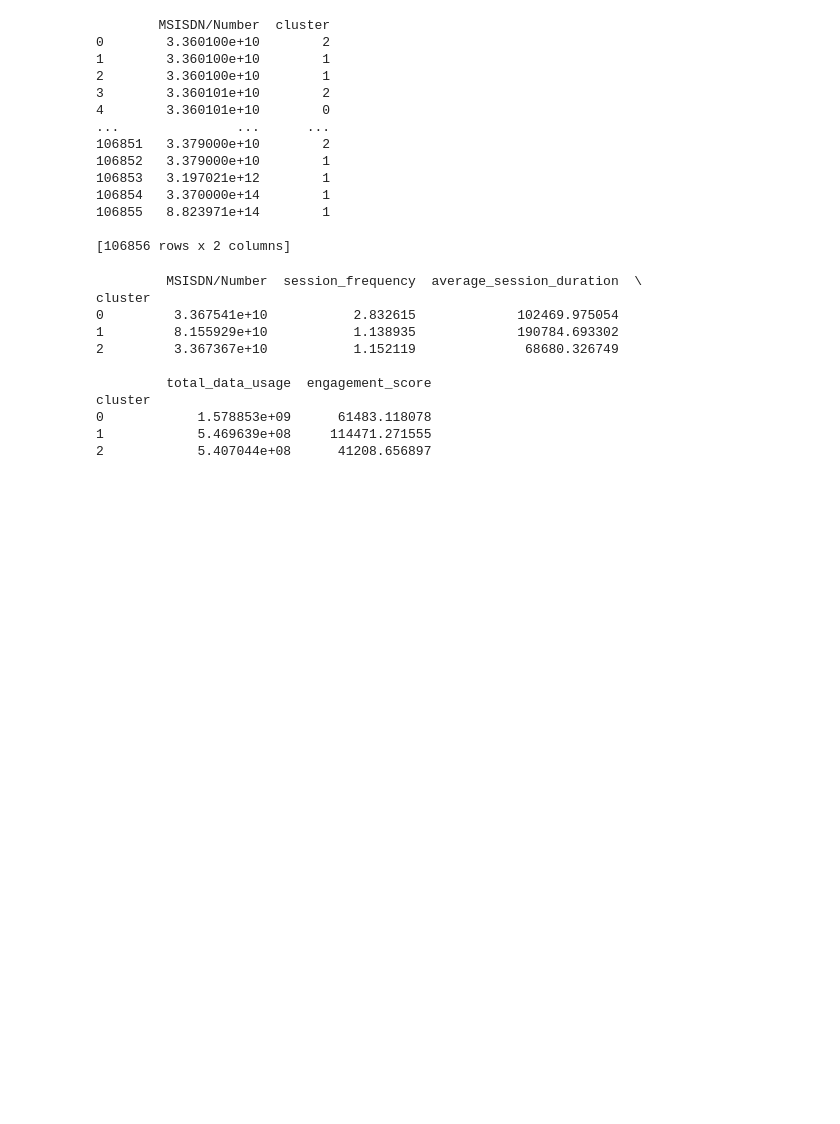
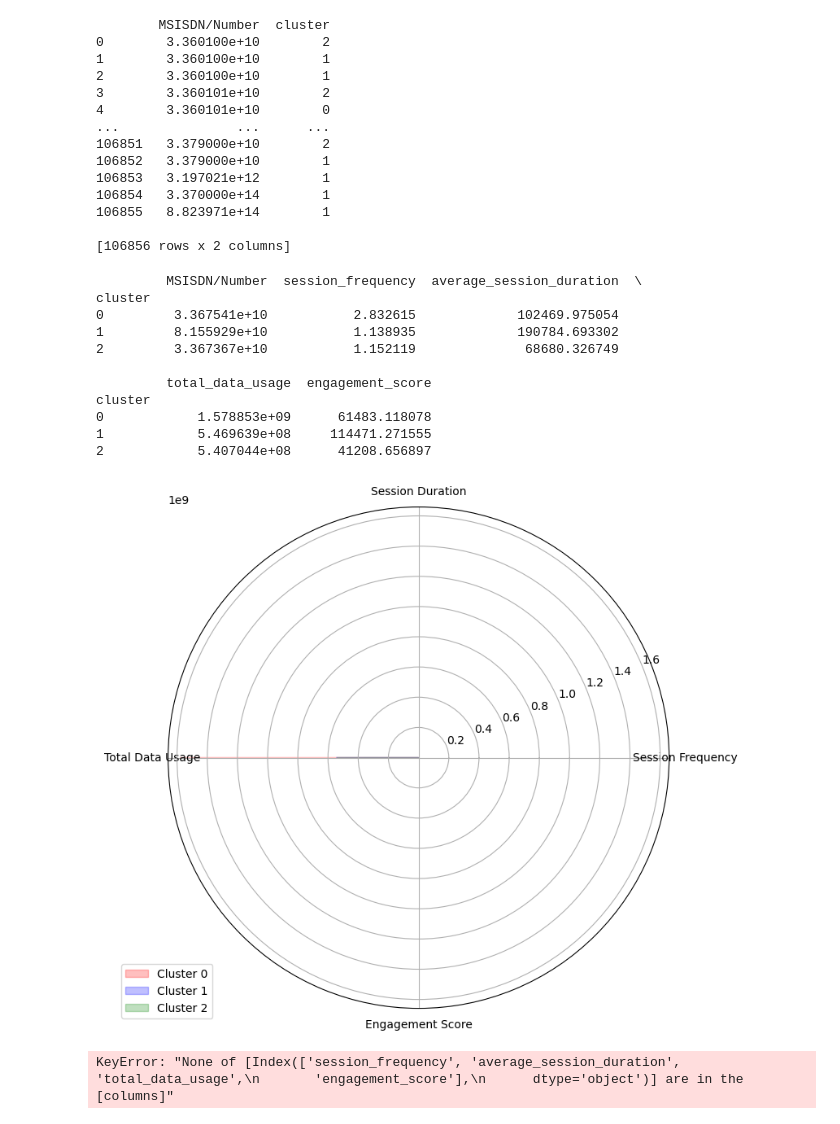
Before and after one commit to HabtamuFeyera/TellComm_Analysis, a Jupyter notebook: User_Engagement_analysis.ipynb, the cells around one changed output. Saved outputs shown, nothing was run; the diff lists cells and outputs as text; code cells hidden in the pictures; blank space fills up the shorter version.

```diff
--- a/User_Engagement_analysis.ipynb
+++ b/User_Engagement_analysis.ipynb
@@ -245,3 +245,48 @@ cluster
 0            1.578853e+09      61483.118078
 1            5.469639e+08     114471.271555
 2            5.407044e+08      41208.656897
+# %%
+import matplotlib.pyplot as plt
+import numpy as np
+
+# Data for radar chart
+labels = ['Session Frequency', 'Session Duration', 'Total Data Usage', 'Engagement Score']
+
+# Mean values for each cluster
+cluster_0_values = [2.83, 102470, 1.58e9, 61483]
+cluster_1_values = [1.14, 190785, 5.47e8, 114471]
+cluster_2_values = [1.15, 68680, 5.41e8, 41208]
+
+# Number of metrics
+num_metrics = len(labels)
+
+# Calculate angle for each axis
+angles = np.linspace(0, 2 * np.pi, num_metrics, endpoint=False).tolist()
+
+# Close the plot
+values = cluster_0_values + cluster_0_values[:1]
+angles += angles[:1]
+
+# Create a radar chart for each cluster
+fig, ax = plt.subplots(figsize=(8, 8), subplot_kw=dict(polar=True))
+ax.fill(angles, values, color='r', alpha=0.25, label='Cluster 0')
+
+# Repeat for Cluster 1
+values = cluster_1_values + cluster_1_values[:1]
+ax.fill(angles, values, color='b', alpha=0.25, label='Cluster 1')
+
+# Repeat for Cluster 2
+values = cluster_2_values + cluster_2_values[:1]
+ax.fill(angles, values, color='g', alpha=0.25, label='Cluster 2')
+
+# Label each axis
+ax.set_xticks(angles[:-1])
+ax.set_xticklabels(labels)
+
+# Display the legend
+ax.legend(loc='upper right', bbox_to_anchor=(0.1, 0.1))
+
+# Show the plot
+plt.show()
+# %% [output]
+[figure, added]
@@ -247,0 +295,11 @@ cluster
+# %%
+# Assuming 'kmeans' is your k-means clustering model
+kmeans.fit(mydata[numeric_columns])
+
+# Assign cluster labels to the DataFrame
+mydata['cluster'] = kmeans.labels_
+
+# Reset the index of mydata
+mydata.reset_index(drop=True, inplace=True)
+# %% [output]
+KeyError: "None of [Index(['session_frequency', 'average_session_duration', 'total_data_usage',\n       'engagement_score'],\n      dtype='object')] are in the [columns]"
```
Also changed, not shown: parts of 2 cells of this notebook.
